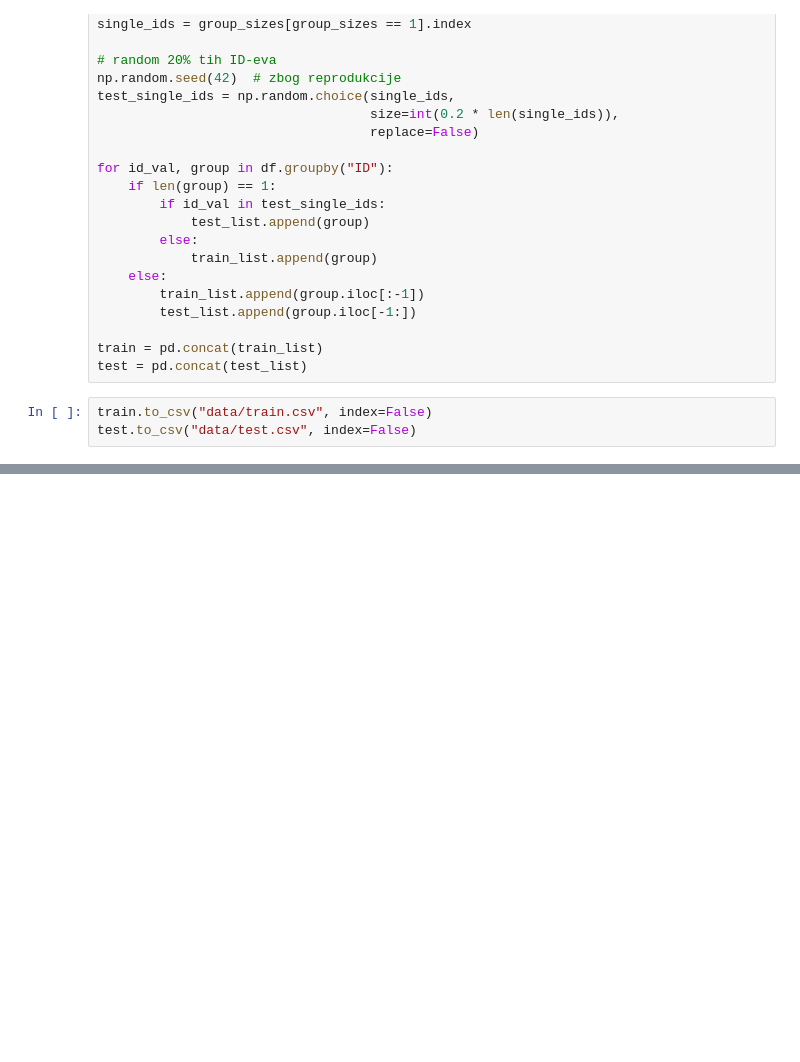
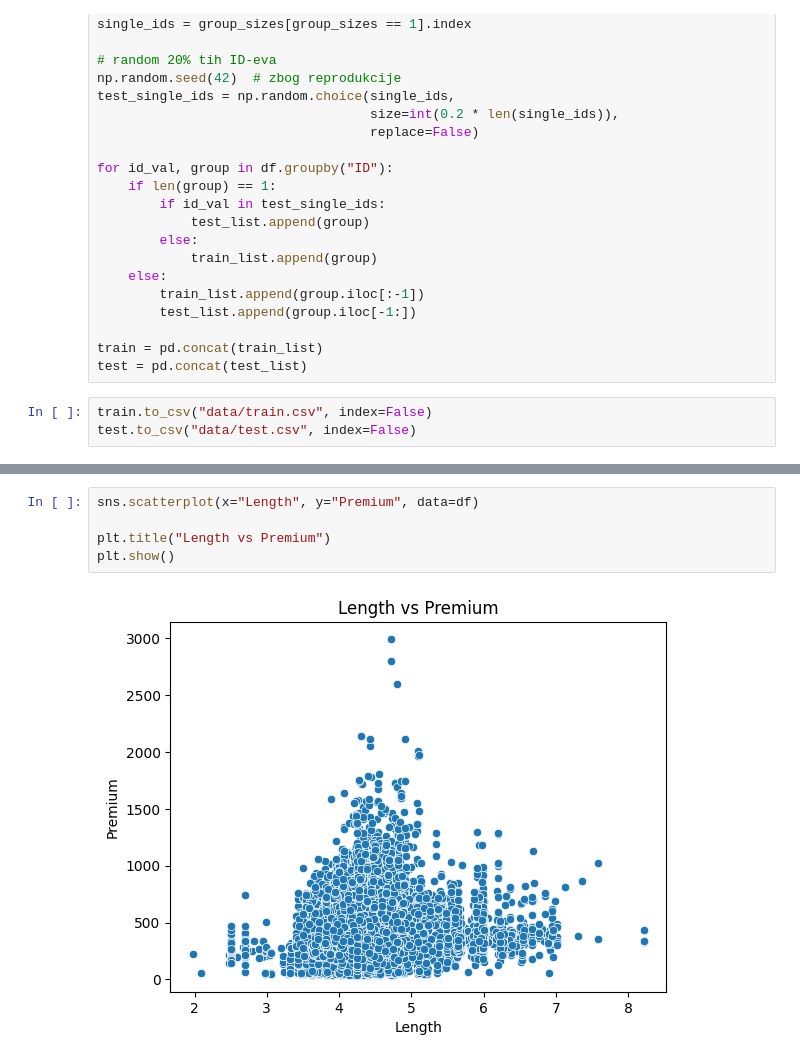
Before and after one commit to mkdsps/isurance_vezba, a Jupyter notebook: andra.ipynb, the cells around one changed output, grey strips where cells are left out. Cells and saved outputs as stored; diff of their text form; blank space fills up the shorter version.

```diff
--- a/andra.ipynb
+++ b/andra.ipynb
@@ -82,0 +124,7 @@ Index(['ID', 'Date_start_contract', 'Date_last_renewal', 'Date_next_renewal',
+# %%
+sns.scatterplot(x="Length", y="Premium", data=df)
+
+plt.title("Length vs Premium")
+plt.show()
+# %% [output]
+[figure, added]
```
Also changed, not shown: parts of 37 cells of this notebook, 5 other files.
